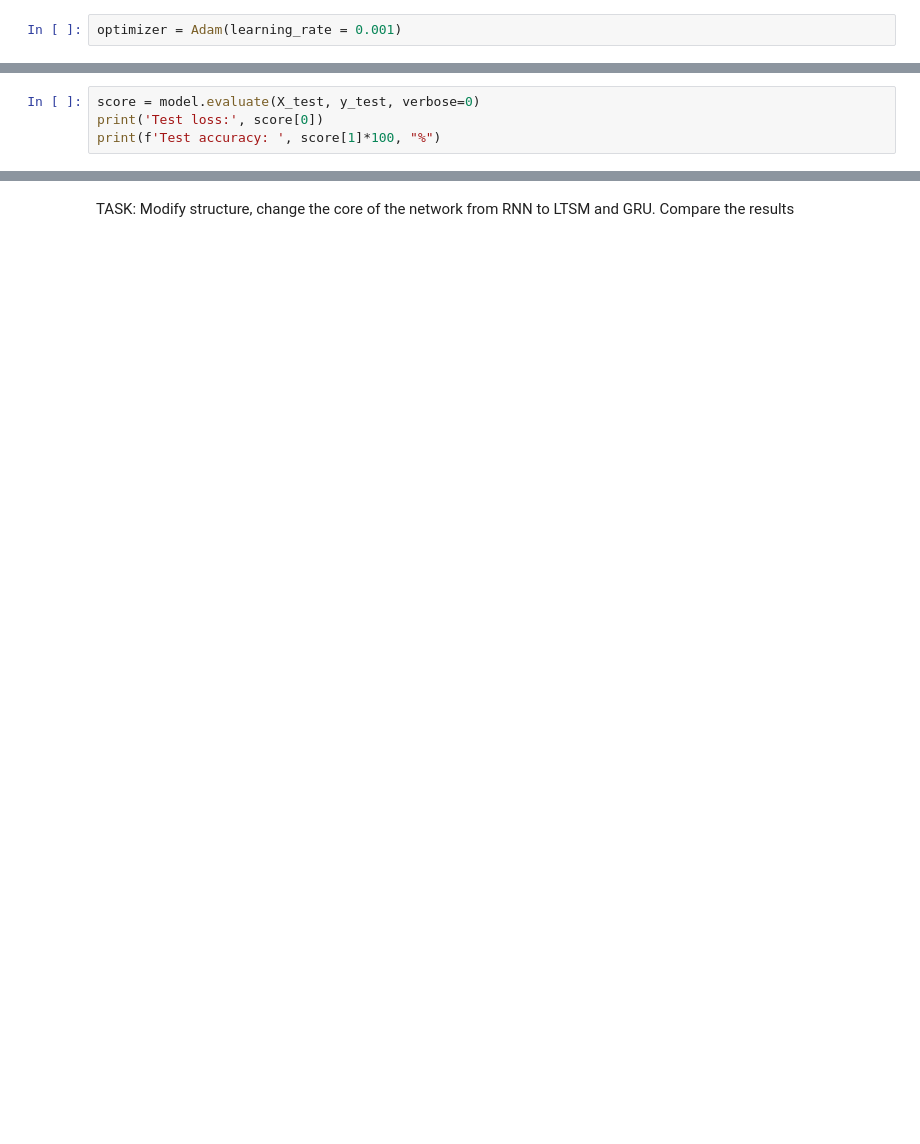
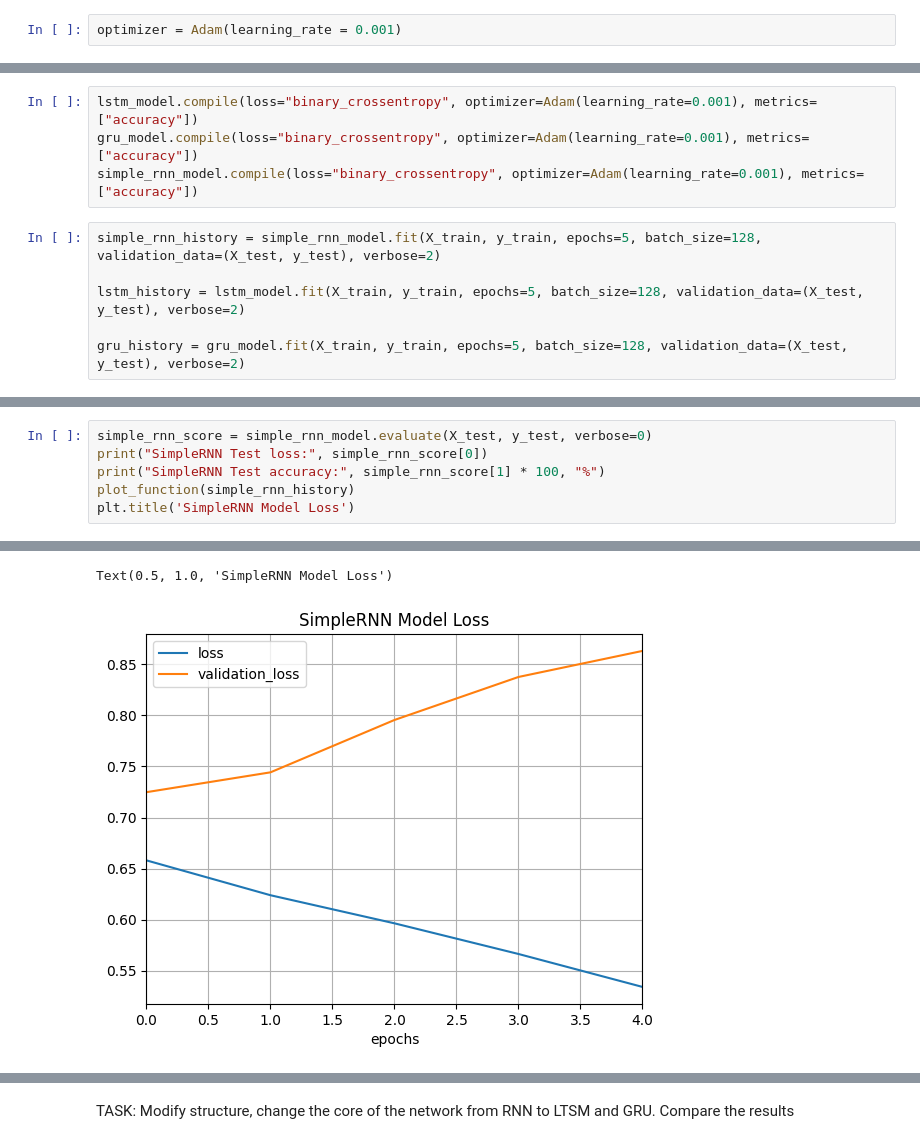
Before and after one commit to xknobm00/MPA-MLF, a Jupyter notebook: CV8.ipynb, the cells around one changed output, grey strips where cells are left out. Saved outputs shown, nothing was run; the diff lists cells and outputs as text; blank space fills up the shorter version.

```diff
--- a/CV8.ipynb
+++ b/CV8.ipynb
@@ -259,0 +261,10 @@ Epoch 5/5
+# %%
+lstm_model.compile(loss="binary_crossentropy", optimizer=Adam(learning_rate=0.001), metrics=["accuracy"])
+gru_model.compile(loss="binary_crossentropy", optimizer=Adam(learning_rate=0.001), metrics=["accuracy"])
+simple_rnn_model.compile(loss="binary_crossentropy", optimizer=Adam(learning_rate=0.001), metrics=["accuracy"])
+# %%
+simple_rnn_history = simple_rnn_model.fit(X_train, y_train, epochs=5, batch_size=128, validation_data=(X_test, y_test), verbose=2)
+
+lstm_history = lstm_model.fit(X_train, y_train, epochs=5, batch_size=128, validation_data=(X_test, y_test), verbose=2)
+
+gru_history = gru_model.fit(X_train, y_train, epochs=5, batch_size=128, validation_data=(X_test, y_test), verbose=2)
@@ -260,5 +289,7 @@ Epoch 5/5
 # %%
-score = model.evaluate(X_test, y_test, verbose=0)
-print('Test loss:', score[0])
-print(f'Test accuracy: ', score[1]*100, "%")
+simple_rnn_score = simple_rnn_model.evaluate(X_test, y_test, verbose=0)
+print("SimpleRNN Test loss:", simple_rnn_score[0])
+print("SimpleRNN Test accuracy:", simple_rnn_score[1] * 100, "%")
+plot_function(simple_rnn_history)
+plt.title('SimpleRNN Model Loss')
 # %% [output]
@@ -266,0 +298,2 @@ Test accuracy:  50.0 %
+Text(0.5, 1.0, 'SimpleRNN Model Loss')
+[figure, added]
```
Also changed, not shown: parts of 11 cells of this notebook.
